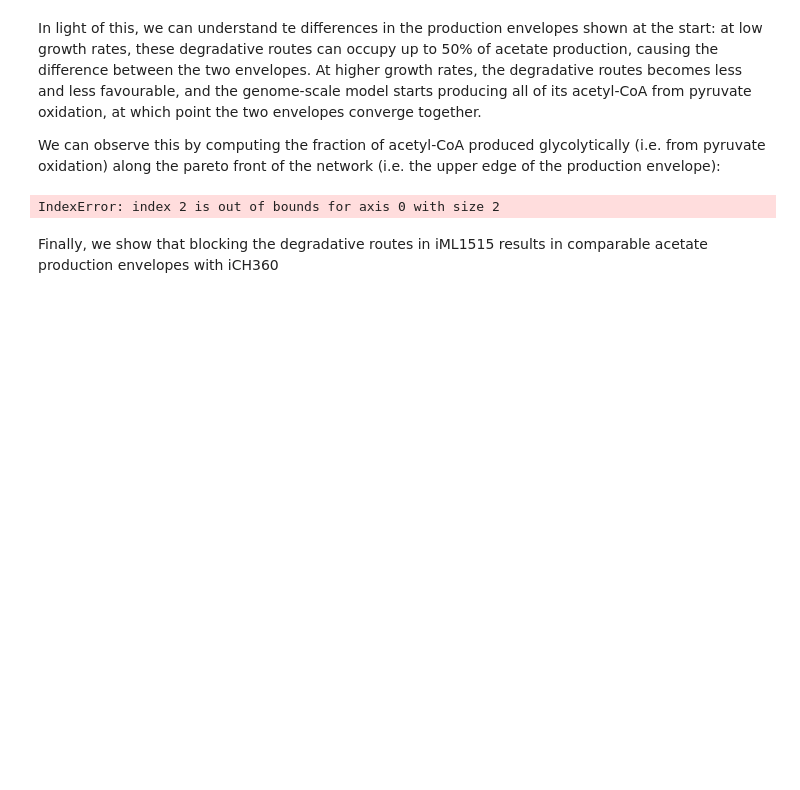
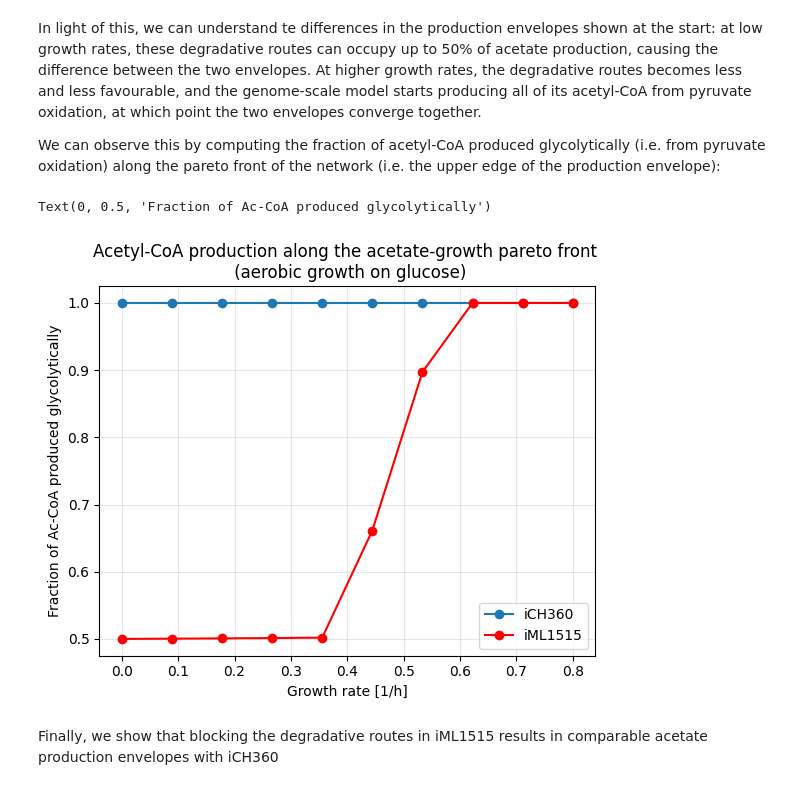
Before and after one commit to marco-corrao/iCH360_paper, a Jupyter notebook: Manuscript_Figures/notebooks/acetate_production_iCH360_vs_iML1515.ipynb, the cells around one changed output. Cells and saved outputs as stored; diff of their text form; code cells hidden in the pictures; blank space fills up the shorter version.

```diff
--- a/Manuscript_Figures/notebooks/acetate_production_iCH360_vs_iML1515.ipynb
+++ b/Manuscript_Figures/notebooks/acetate_production_iCH360_vs_iML1515.ipynb
@@ -270,7 +256,7 @@ We can observe this by computing the fraction of acetyl-CoA produced glycolytica
 
 iml1515_biomass_rxn='BIOMASS_Ec_iML1515_core_75p37M'
 biomass_ar=np.linspace(0, 0.8, 10)
-iml1515_glycolytic_accoa_flux=np.zeros((2,biomass_ar.shape[0]))
+iml1515_glycolytic_accoa_flux=np.zeros(biomass_ar.shape)
 iml1515_all_accoa_flux=np.zeros(biomass_ar.shape)
 
 ich360_biomass_rxn='Biomass'
@@ -278,36 +264,35 @@ ich360_glycolytic_accoa_flux=np.zeros(biomass_ar.shape)
 ich360_all_accoa_flux=np.zeros(biomass_ar.shape)
 
 for i, v_bm in enumerate(biomass_ar):
     with iml1515 as m:
         #Fix biomass flux and optimise for acetate
         m.reactions.get_by_id(iml1515_biomass_rxn).lower_bound=v_bm
         m.reactions.get_by_id(iml1515_biomass_rxn).upper_bound=v_bm
         m.objective='EX_ac_e'
         sol=m.optimize()
-        sol=flux_variability_analysis(m)
         iml1515_all_accoa_flux[i]=m.metabolites.accoa_c.summary().producing_flux.flux.sum()
         iml1515_glycolytic_accoa_flux[i]=m.metabolites.accoa_c.summary().producing_flux.flux.loc[['PDH','PFL','POR5']].sum()
     #repeat for ich360
     with ich360 as m:
         m.reactions.get_by_id(ich360_biomass_rxn).lower_bound=v_bm
         m.reactions.get_by_id(ich360_biomass_rxn).upper_bound=v_bm
         m.objective='EX_ac_e'
         sol=m.optimize()
         ich360_all_accoa_flux[i]=m.metabolites.accoa_c.summary().producing_flux.flux.sum()
         ich360_glycolytic_accoa_flux[i]=m.metabolites.accoa_c.summary().producing_flux.flux.loc[['PDH','PFL']].sum()
 
 import matplotlib.pyplot as plt
 fig,ax=plt.subplots()
 ax.plot(biomass_ar,ich360_glycolytic_accoa_flux/ich360_all_accoa_flux,'-o',label='iCH360')
 ax.plot(biomass_ar,iml1515_glycolytic_accoa_flux/iml1515_all_accoa_flux,'-o',label='iML1515',color='red')
 ax.legend()
 ax.set_title('Acetyl-CoA production along the acetate-growth pareto front \n (aerobic growth on glucose)')
 ax.grid(alpha=grid_alpha)
 ax.set_xlabel('Growth rate [1/h]')
 ax.set_ylabel('Fraction of Ac-CoA produced glycolytically')
-fig.savefig('../figures/glycolytic_accoa_fraction_iml1515_vs_iCH360.svg')
 # %% [output]
-IndexError: index 2 is out of bounds for axis 0 with size 2
+Text(0, 0.5, 'Fraction of Ac-CoA produced glycolytically')
+[figure, added]
 # %% [markdown]
 Finally, we show that blocking the degradative routes in iML1515 results in comparable acetate production envelopes with iCH360
 # %%
```
Also changed, not shown: parts of 6 cells of this notebook, 13 other files.
